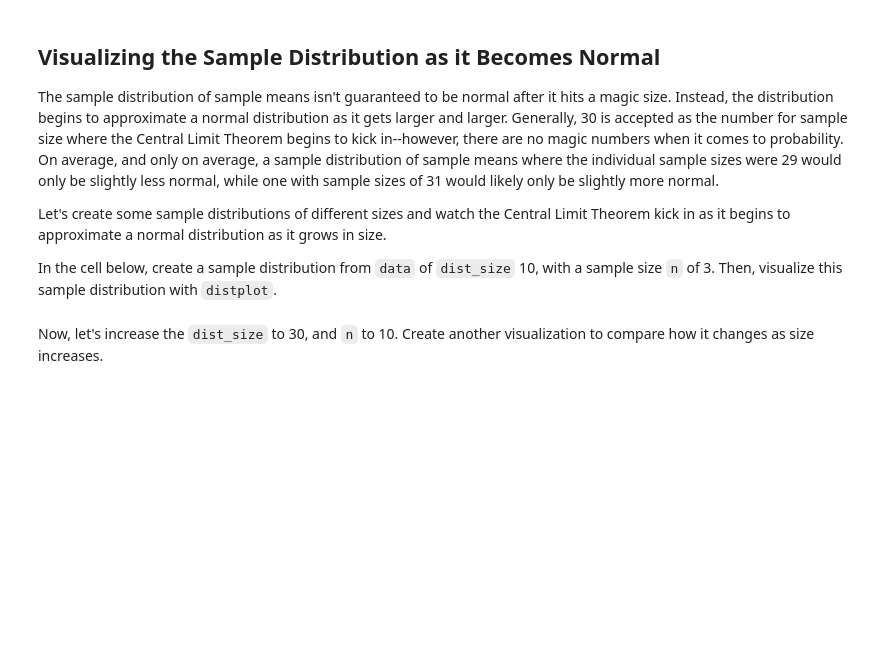
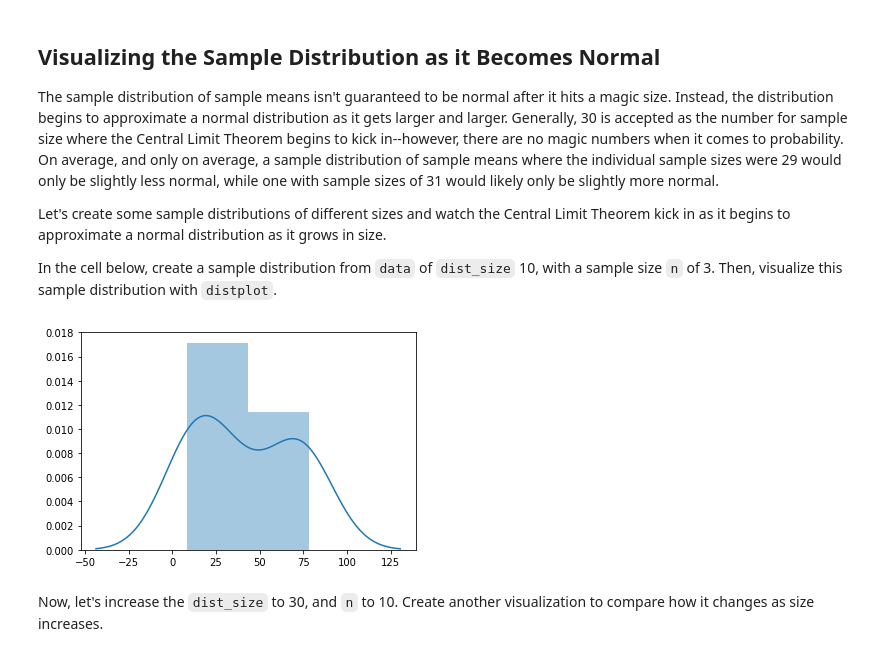
Before and after one commit to vaeb80/dsc-2-19-13-central-limit-theorem-lab-nyc-career-ds-102218, a Jupyter notebook: index.ipynb, the cells around one changed output. Saved outputs shown, nothing was run; the diff lists cells and outputs as text; code cells hidden in the pictures; blank space fills up the shorter version.

```diff
--- a/index.ipynb
+++ b/index.ipynb
@@ -129,6 +129,11 @@ The sample distribution of sample means isn't guaranteed to be normal after it h
 Let's create some sample distributions of different sizes and watch the Central Limit Theorem kick in as it begins to approximate a normal distribution as it grows in size.
 
 In the cell below, create a sample distribution from `data` of `dist_size` 10, with a sample size `n` of 3. Then, visualize this sample distribution with `distplot`.
+# %%
+sample_dist_10 = create_sample_distribution(data, 10, 3)
+sns.distplot(sample_dist_10);
+# %% [output]
+[figure, added]
 # %% [markdown]
 Now, let's increase the `dist_size` to 30, and `n` to 10.  Create another visualization to compare how it changes as size increases.
 # %% [markdown]
```
